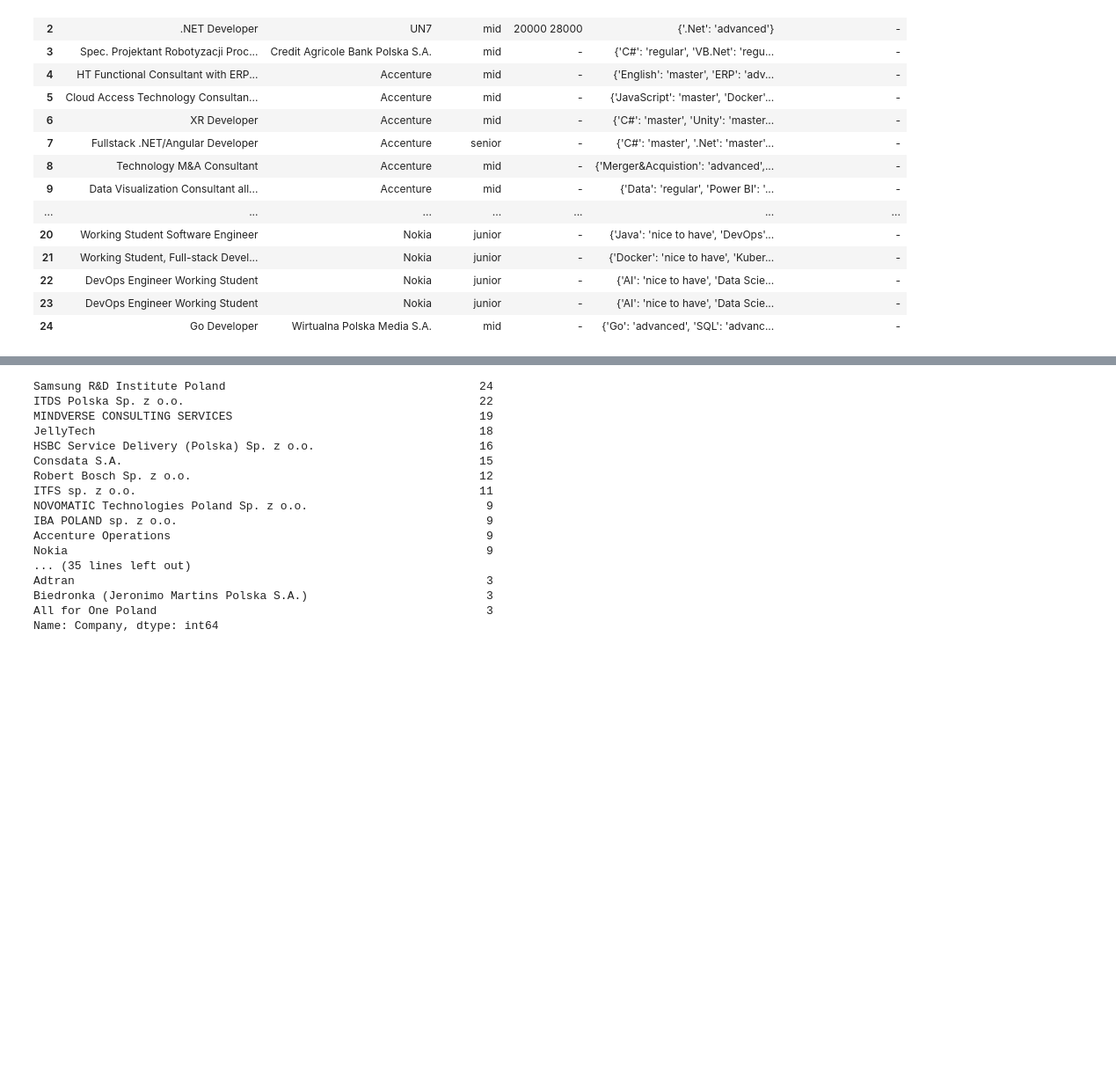
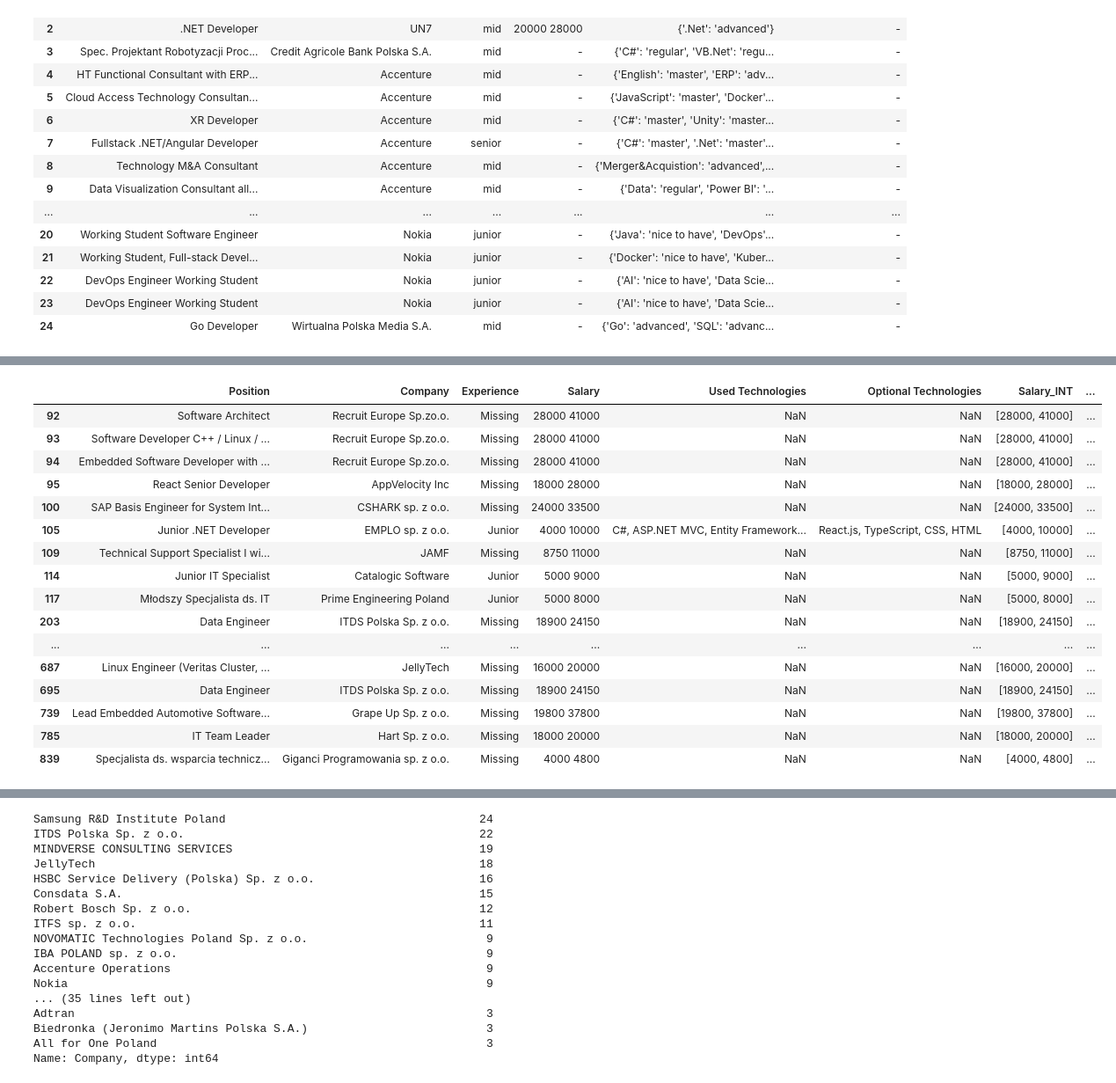
Before and after one commit to Is0meone/IT_Analysis, a Jupyter notebook: data_analysis.ipynb, the cells around one changed output, grey strips where cells are left out. Shown at 88% size. Saved outputs shown, nothing was run; the diff lists cells and outputs as text; code cells hidden in the pictures; blank space fills up the shorter version.

Commit message:
Start analysing salary and technologies.

```diff
--- a/data_analisys.ipynb
+++ b/data_analysis.ipynb
@@ -28,0 +70,3 @@ jobs_df[:25]
+# %%
+jobs_df['Salary_INT'] = jobs_df.apply(convert_data, axis=1)
+jobs_df['Salary_INT']
@@ -28,0 +106,8 @@ jobs_df[:25]
+# %%
+def calculate_average(salary_list):
+    if not salary_list or all(salary is None for salary in salary_list):
+        return None
+    valid_salaries = [salary for salary in salary_list if salary is not None]
+    return np.mean(valid_salaries)
+# %%
+jobs_df['Salary_Avg'] = jobs_df['Salary_INT'].apply(calculate_average)
@@ -28,0 +141,2 @@ jobs_df[:25]
+# %%
+jobs_df['Experience'].fillna('Missing', inplace = True)
@@ -28,0 +166,20 @@ jobs_df[:25]
+# %%
+jobs_df[jobs_df['Salary_Avg'].notna()   & (~jobs_df['Experience'].isin(['senior','Senior', 'mid','Mid','Senior','expert','ekspert','dyrektor','menedżer','manager / supervisor', 'manager / supervisor, team manager', 'kierownik / koordynator','kierownik / koordynator, menedżer']))]
+# %% [output]
+|  | Position | Company | Experience | Salary | Used Technologies | Optional Technologies | Salary_INT | ... |
+| 92 | Software Architect | Recruit Europe Sp.zo.o. | Missing | 28000 41000 | NaN | NaN | [28000, 41000] | ... |
+| 93 | Software Developer C++ / Linux / ... | Recruit Europe Sp.zo.o. | Missing | 28000 41000 | NaN | NaN | [28000, 41000] | ... |
+| 94 | Embedded Software Developer with ... | Recruit Europe Sp.zo.o. | Missing | 28000 41000 | NaN | NaN | [28000, 41000] | ... |
+| 95 | React Senior Developer | AppVelocity Inc | Missing | 18000 28000 | NaN | NaN | [18000, 28000] | ... |
+| 100 | SAP Basis Engineer for System Int... | CSHARK sp. z o.o. | Missing | 24000 33500 | NaN | NaN | [24000, 33500] | ... |
+| 105 | Junior .NET Developer | EMPLO sp. z o.o. | Junior | 4000 10000 | C#, ASP.NET MVC, Entity Framework... | React.js, TypeScript, CSS, HTML | [4000, 10000] | ... |
+| 109 | Technical Support Specialist I wi... | JAMF | Missing | 8750 11000 | NaN | NaN | [8750, 11000] | ... |
+| 114 | Junior IT Specialist | Catalogic Software | Junior | 5000 9000 | NaN | NaN | [5000, 9000] | ... |
+| 117 | Młodszy Specjalista ds. IT | Prime Engineering Poland | Junior | 5000 8000 | NaN | NaN | [5000, 8000] | ... |
+| 203 | Data Engineer | ITDS Polska Sp. z o.o. | Missing | 18900 24150 | NaN | NaN | [18900, 24150] | ... |
+| ... | ... | ... | ... | ... | ... | ... | ... | ... |
+| 687 | Linux Engineer (Veritas Cluster, ... | JellyTech | Missing | 16000 20000 | NaN | NaN | [16000, 20000] | ... |
+| 695 | Data Engineer | ITDS Polska Sp. z o.o. | Missing | 18900 24150 | NaN | NaN | [18900, 24150] | ... |
+| 739 | Lead Embedded Automotive Software... | Grape Up Sp. z o.o. | Missing | 19800 37800 | NaN | NaN | [19800, 37800] | ... |
+| 785 | IT Team Leader | Hart Sp. z o.o. | Missing | 18000 20000 | NaN | NaN | [18000, 20000] | ... |
+| 839 | Specjalista ds. wsparcia technicz... | Giganci Programowania sp. z o.o. | Missing | 4000 4800 | NaN | NaN | [4000, 4800] | ... |
```
Also changed, not shown: parts of 23 cells of this notebook.
